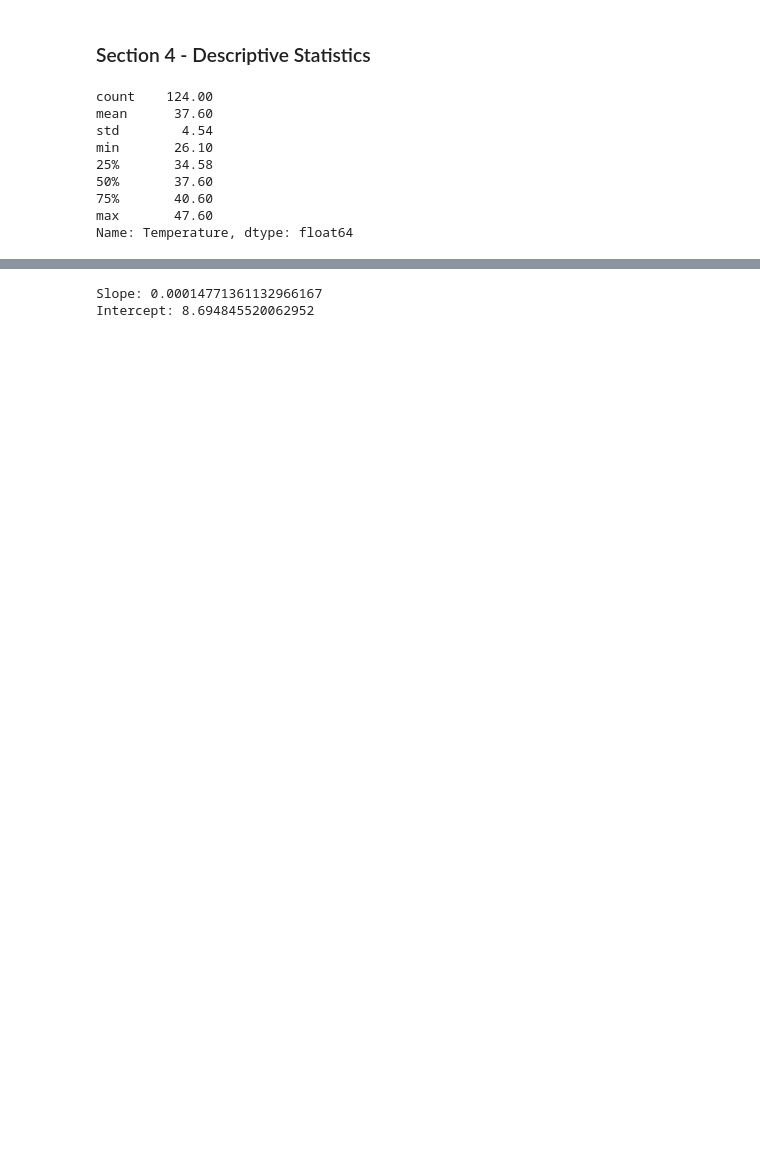
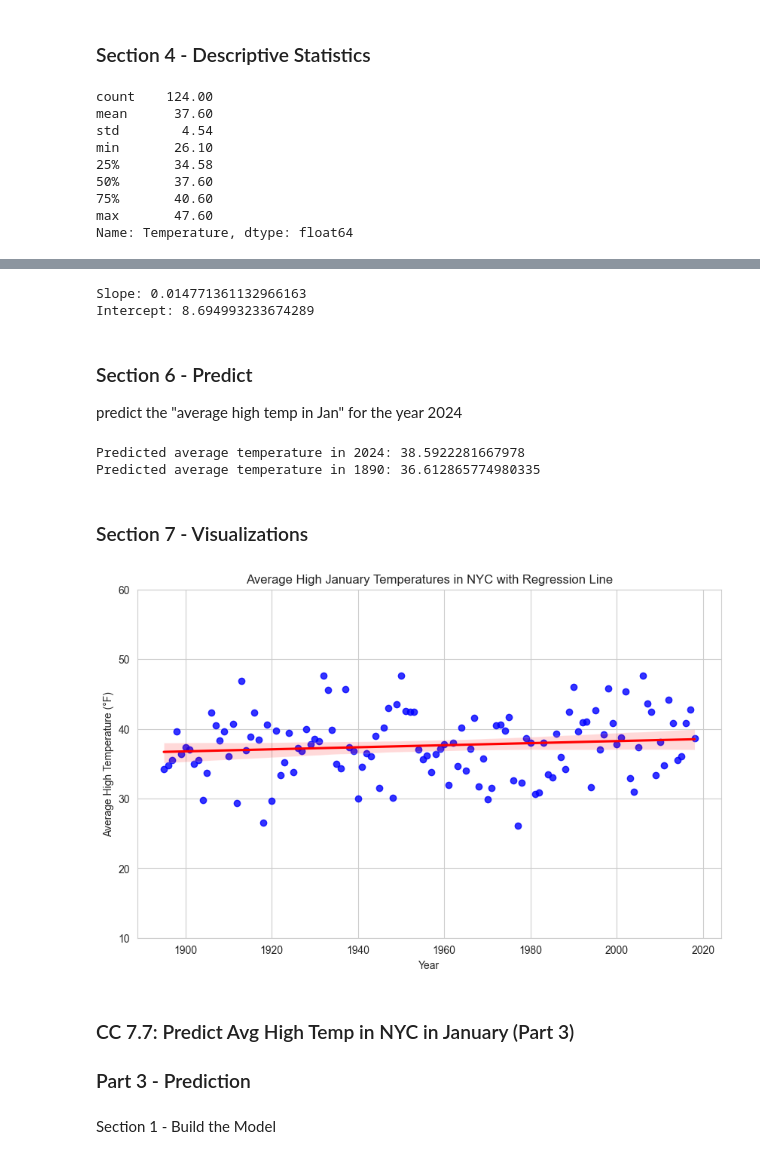
Before and after one commit to mkunta1/datafun-07-applied, a Jupyter notebook: mahi_ml.ipynb, the cells around one changed output, grey strips where cells are left out. Saved outputs shown, nothing was run; the diff lists cells and outputs as text; code cells hidden in the pictures; blank space fills up the shorter version.

```diff
--- a/mahi_ml.ipynb
+++ b/mahi_ml.ipynb
@@ -57,10 +82,2 @@ nyc_df.tail()
 # %% [markdown]
 ### Section 3 - Data Cleaning
-# %%
-# Load the data (Make sure to have the correct path)
-import pandas as pd
-
-nyc_df = pd.read_csv(r'C:\Users\Mahi2\datafun-07-applied\datafun-07-applied\ave_hi_nyc_jan_1895-2018.csv')
-
-# View the first few rows of the dataset
-print(nyc_df.head())
@@ -82,0 +84,5 @@ print(nyc_df.head(3))  # Check the first three rows
+# %%
+nyc_df['Date'] = nyc_df['Date'].astype(int)
+# Divide by 100 to truncate the last two digits
+nyc_df['Date'] = nyc_df['Date'].floordiv(100)
+print(nyc_df.head())
@@ -107,7 +122,4 @@ Use the SciPy stats module linregress function to calculate slope and intercept
 # %%
-from scipy import stats
-import numpy as np
-
 # Use linregress to calculate slope and intercept
 linear_regression = stats.linregress(x=nyc_df['Date'], y=nyc_df['Temperature'])
 
@@ -118,5 +130,21 @@ intercept = linear_regression.intercept
 print("Slope:", slope)
 print("Intercept:", intercept)
 # %% [output]
-Slope: 0.00014771361132966167
-Intercept: 8.694845520062952
+Slope: 0.014771361132966163
+Intercept: 8.694993233674289
+# %% [markdown]
+### Section 6 - Predict
+predict the "average high temp in Jan" for the year 2024
+# %%
+# Predict average temperature in 2024
+prediction_2024 = linear_regression.slope * 2024 + linear_regression.intercept
+print("Predicted average temperature in 2024:", prediction_2024)
+
+# Predict average temperature in 1890
+prediction_1890 = linear_regression.slope * 1890 + linear_regression.intercept
+print("Predicted average temperature in 1890:", prediction_1890)
+# %% [output]
+Predicted average temperature in 2024: 38.5922281667978
+Predicted average temperature in 1890: 36.612865774980335
+# %% [markdown]
+### Section 7 - Visualizations
@@ -122,0 +154,26 @@ Intercept: 8.694845520062952
+# %%
+# Set the style of seaborn
+sns.set_style('whitegrid')
+
+# Create the regression plot
+plt.figure(figsize=(10, 6))
+axes = sns.regplot(x=nyc_df['Date'], y=nyc_df['Temperature'], marker='o', scatter_kws={'color': 'blue'}, line_kws={'color': 'red'})
+
+
+# Set limits for the y-axis
+axes.set_ylim(10, 60)
+
+# Set labels and title
+axes.set_xlabel('Year')
+axes.set_ylabel('Average High Temperature (°F)')
+axes.set_title('Average High January Temperatures in NYC with Regression Line')
+
+# Show the plot
+plt.show()
+# %% [output]
+[figure, added]
+# %% [markdown]
+### CC 7.7: Predict Avg High Temp in NYC in January (Part 3)
+###  Part 3 - Prediction
+# %% [markdown]
+Section 1 - Build the Model
```
Also changed, not shown: parts of 25 cells of this notebook, 1 other file.
